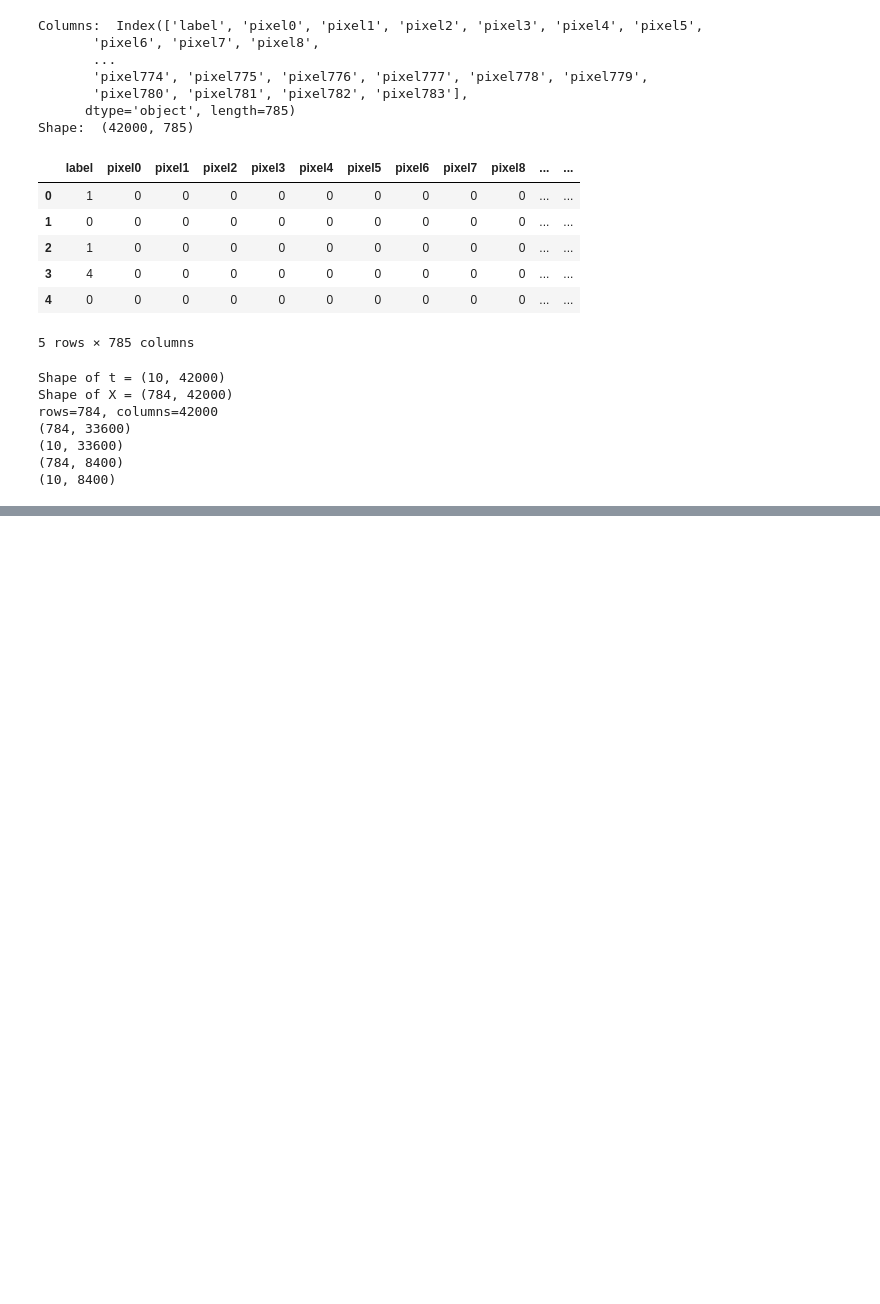
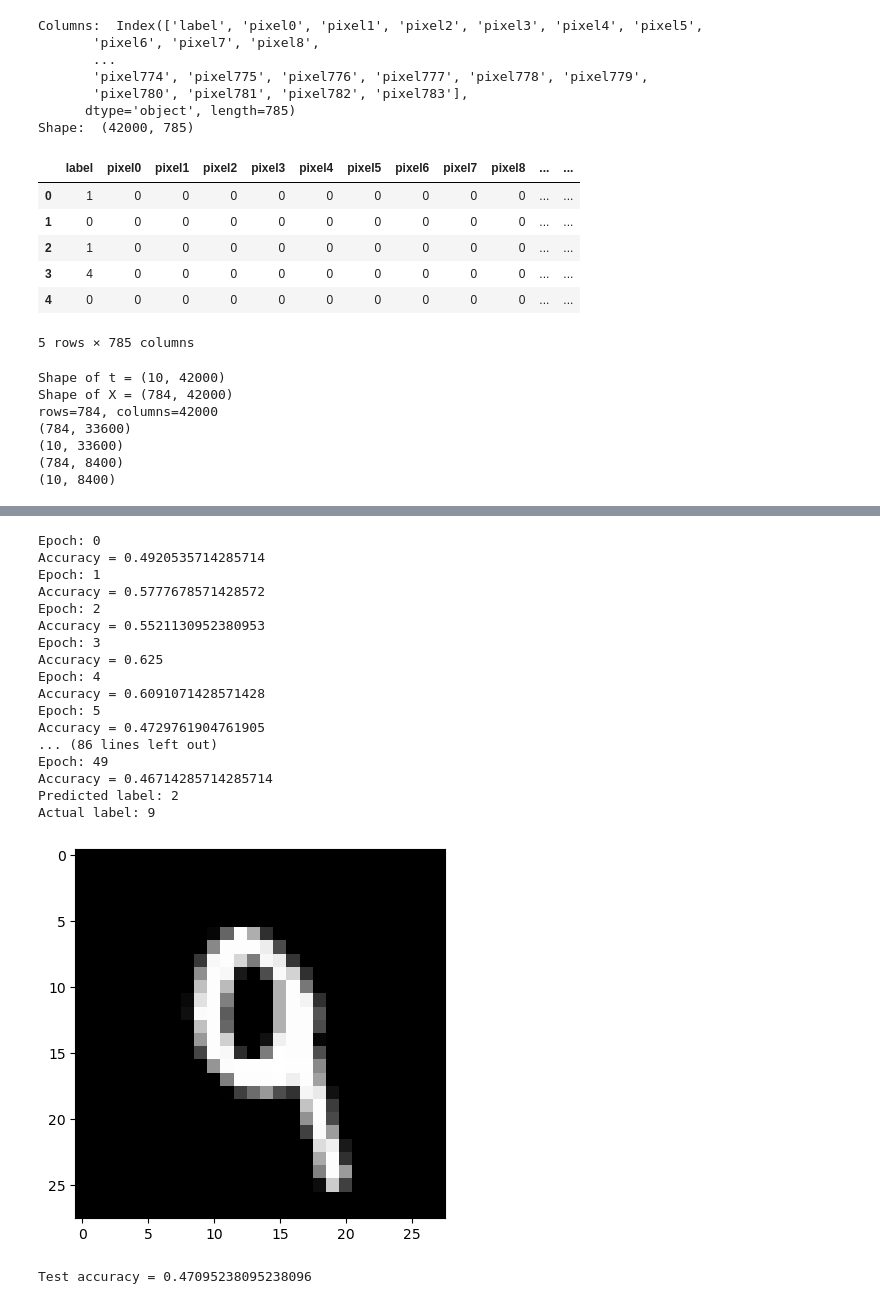
Before and after one commit to jci02/Machine-Learning-Theory, a Jupyter notebook: 1.Supervised Learning/Artificial Neural Networks/Digits Neural Network.ipynb, the cells around one changed output, grey strips where cells are left out. Cells and saved outputs as stored; diff of their text form; code cells hidden in the pictures; blank space fills up the shorter version.

```diff
--- a/1.Supervised Learning/Artificial Neural Networks/Neural Network Examples/Digit NN classification.ipynb
+++ b/1.Supervised Learning/Artificial Neural Networks/Digits Neural Network.ipynb
@@ -346,0 +506,41 @@ rows=784, columns=42000
+# %%
+#W1, b1, W2, b2 = gradient_descent(X_train,y_train,lr=0.1,iterations=500)
+W1, b1, W2, b2 = stochastic_gradient_descent(X_train,y_train,lr=0.1,epochs=50)
+
+val_index = 490
+a1, z1, a2, y = forward(W1,b1,W2,b2,X_test[:, val_index, None])
+
+predicted = np.argmax(y)
+actual = np.argmax(y_test[:, val_index])
+
+print("Predicted label:", predicted)
+print("Actual label:", actual)
+
+image = X_test[:, val_index].reshape(28, 28)
+
+plt.imshow(image, cmap="gray")
+plt.show()
+
+a1_test, z1_test, a2_test, y_test_pred = forward(W1, b1, W2, b2, X_test)
+test_acc = get_accuracy(get_predictions(y_test_pred),y_test)
+print("Test accuracy =", test_acc)
+# %% [output]
+Epoch: 0
+Accuracy = 0.4920535714285714
+Epoch: 1
+Accuracy = 0.5777678571428572
+Epoch: 2
+Accuracy = 0.5521130952380953
+Epoch: 3
+Accuracy = 0.625
+Epoch: 4
+Accuracy = 0.6091071428571428
+Epoch: 5
+Accuracy = 0.4729761904761905
+... (86 lines left out)
+Epoch: 49
+Accuracy = 0.46714285714285714
+Predicted label: 2
+Actual label: 9
+[figure, added]
+Test accuracy = 0.47095238095238096
```
Also changed, not shown: parts of 7 cells of this notebook, 12 other files.
